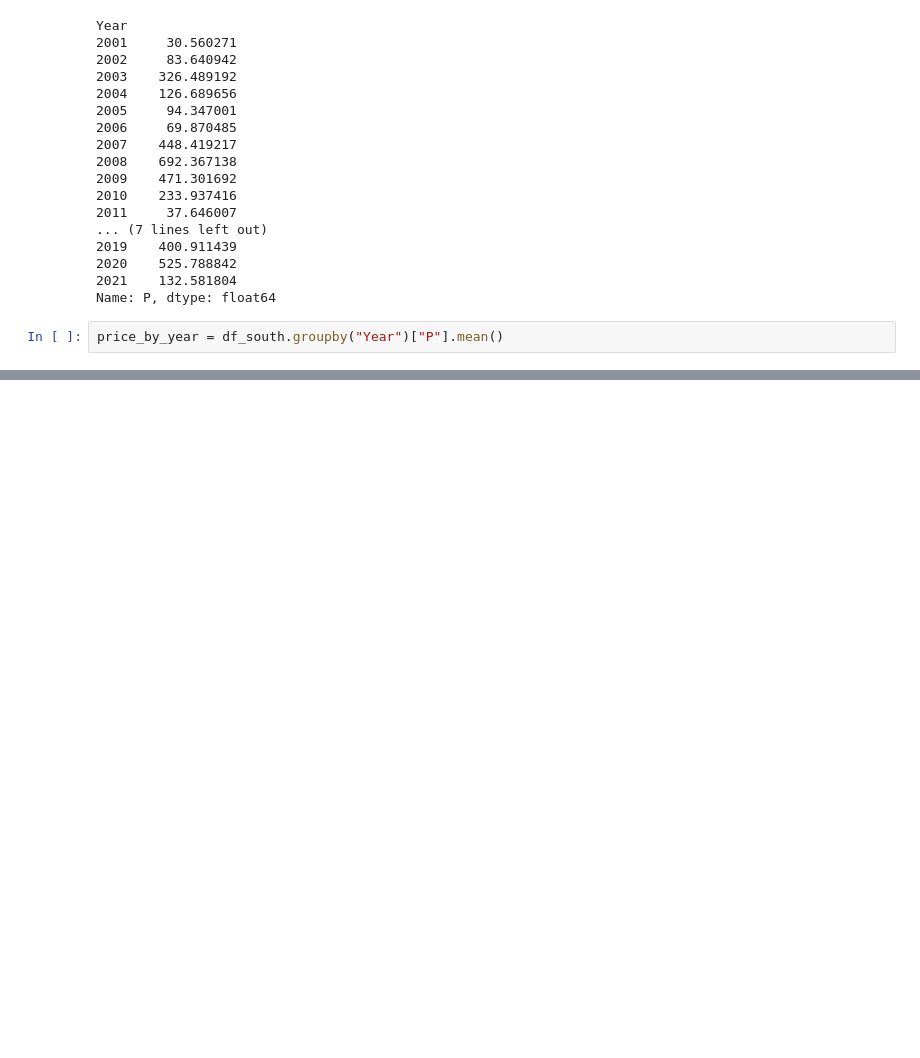
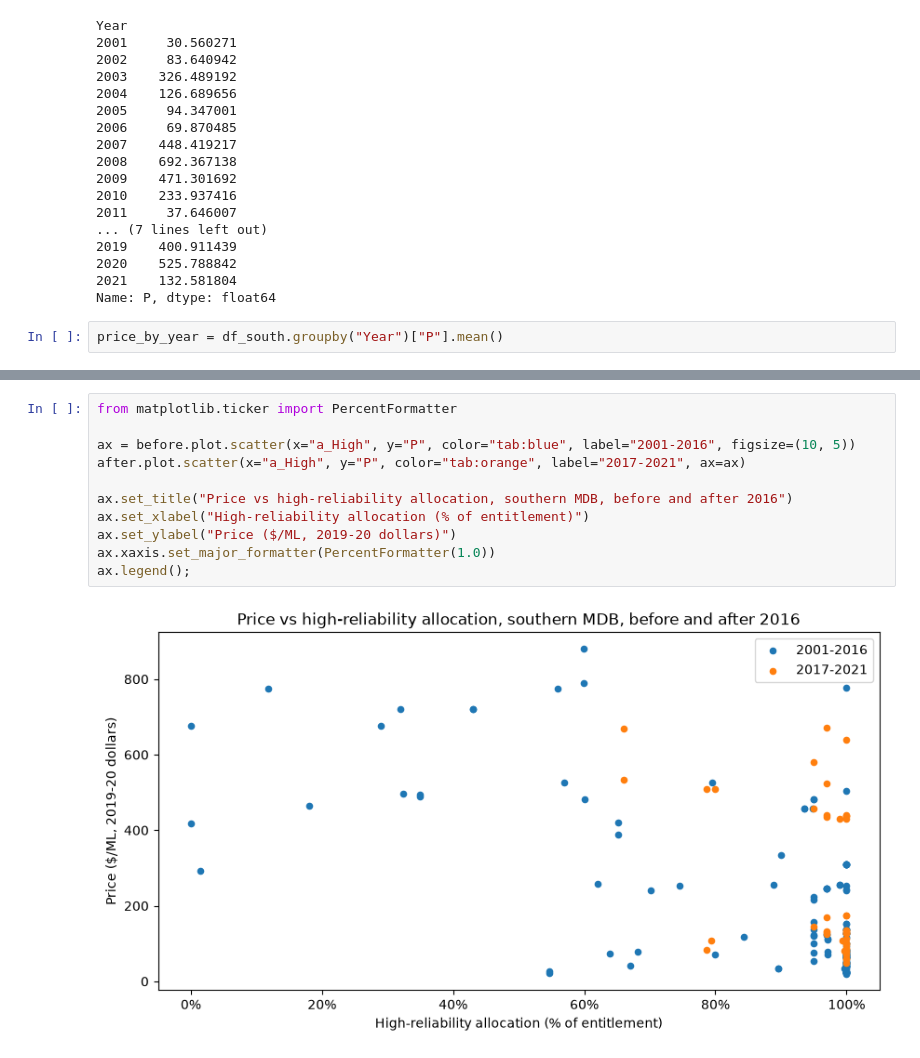
Before and after one commit to imadramdani-prog/murray-darling-water-market, a Jupyter notebook: notebooks/01_explore.ipynb, the cells around one changed output, grey strips where cells are left out. Cells and saved outputs as stored; diff of their text form; blank space fills up the shorter version.

```diff
--- a/notebooks/01_explore.ipynb
+++ b/notebooks/01_explore.ipynb
@@ -144,0 +206,13 @@ price_by_year.plot(title="Average Price by Year", ylabel="Average Price", xlabel
+# %%
+from matplotlib.ticker import PercentFormatter
+
+ax = before.plot.scatter(x="a_High", y="P", color="tab:blue", label="2001-2016", figsize=(10, 5))
+after.plot.scatter(x="a_High", y="P", color="tab:orange", label="2017-2021", ax=ax)
+
+ax.set_title("Price vs high-reliability allocation, southern MDB, before and after 2016")
+ax.set_xlabel("High-reliability allocation (% of entitlement)")
+ax.set_ylabel("Price ($/ML, 2019-20 dollars)")
+ax.xaxis.set_major_formatter(PercentFormatter(1.0))
+ax.legend();
+# %% [output]
+[figure, added]
```
Also changed, not shown: parts of 7 cells of this notebook.
